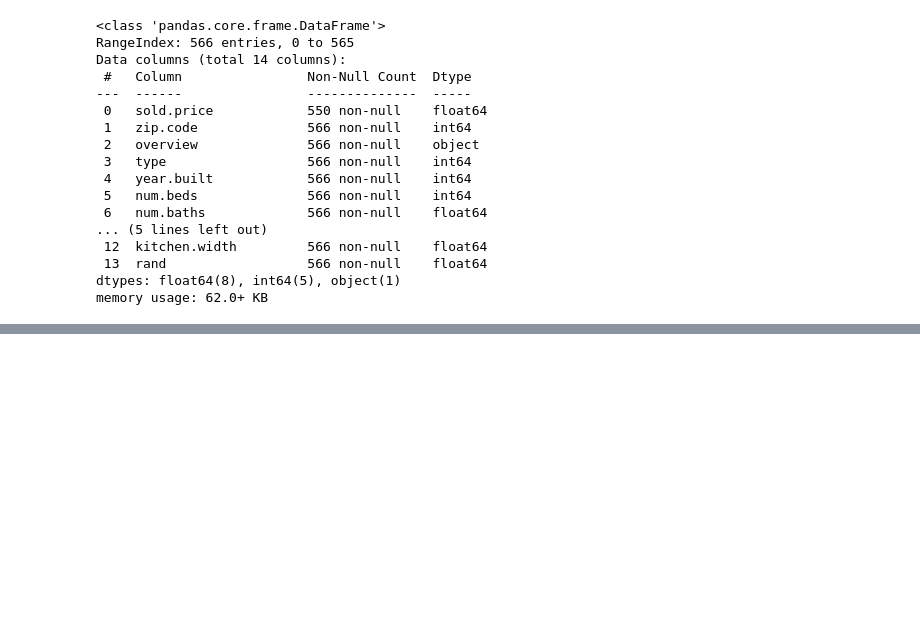
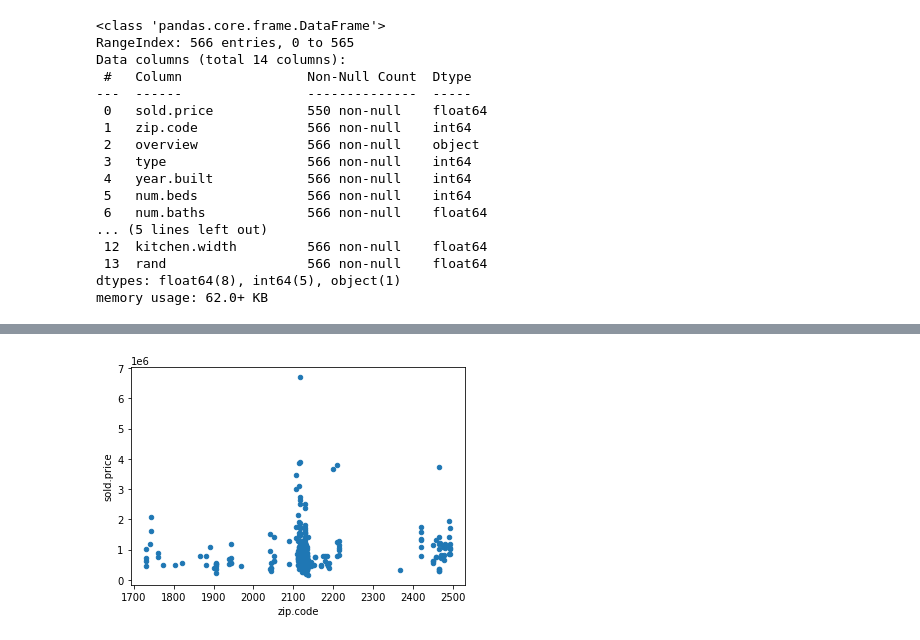
Before and after one commit to HannibalHerforth/techlabs-elective, a Jupyter notebook: Techlabs working station.ipynb, the cells around one changed output, grey strips where cells are left out. Saved outputs shown, nothing was run; the diff lists cells and outputs as text; code cells hidden in the pictures; blank space fills up the shorter version.

```diff
--- a/Techlabs working station.ipynb
+++ b/Techlabs working station.ipynb
@@ -126,0 +157,5 @@ memory usage: 62.0+ KB
+# %%
+df.plot.scatter(x='zip.code', y='sold.price')
+plt.show()
+# %% [output]
+[figure, added]
```
Also changed, not shown: parts of 10 cells of this notebook.
